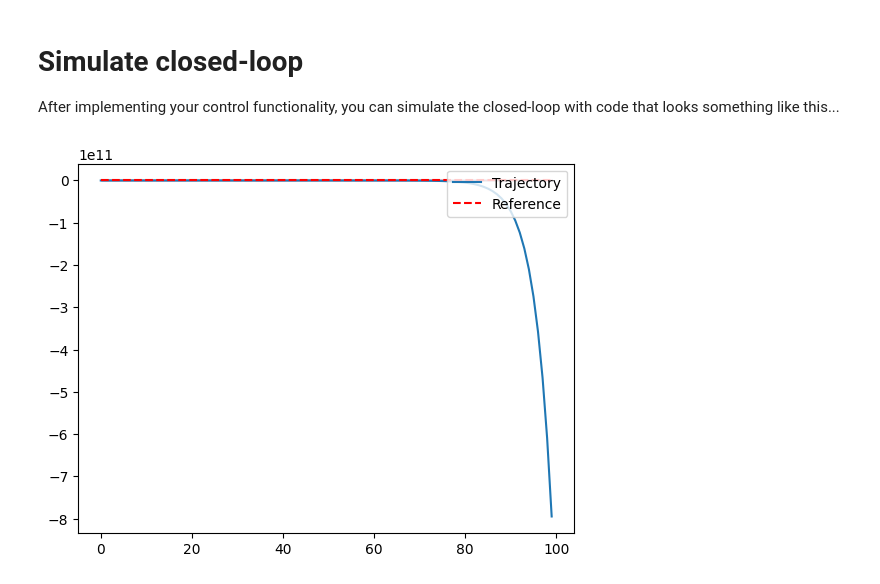
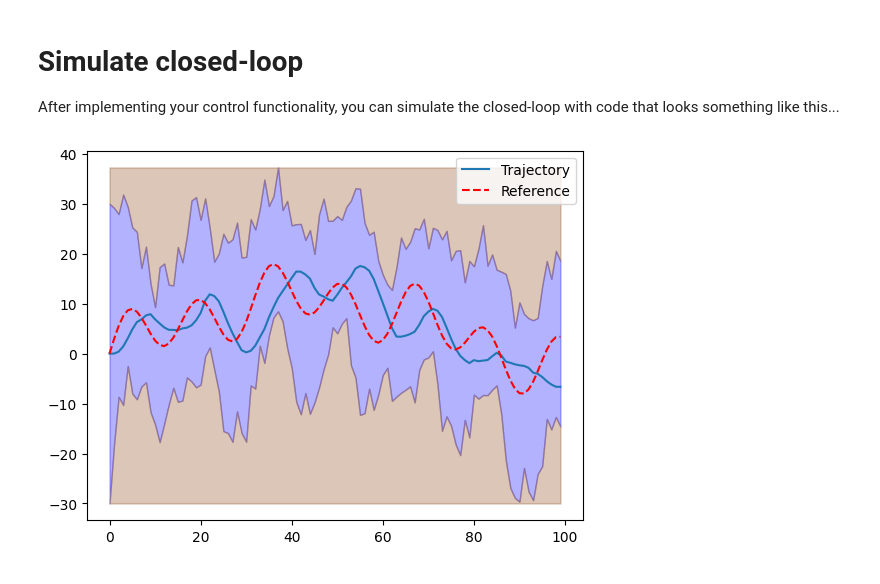
Before and after one commit to euan0104/b1-coding-practical-mt24, a Jupyter notebook: notebooks/demo.ipynb, the cells around one changed output. Saved outputs shown, nothing was run; the diff lists cells and outputs as text; code cells hidden in the pictures.

Commit message:
Controller Fine-tuning

```diff
--- a/notebooks/demo.ipynb
+++ b/notebooks/demo.ipynb
@@ -17,16 +20,16 @@ After implementing your control functionality, you can simulate the closed-loop
 # %%
 #import relevant modules
 
 from uuv_mission.control import *
 from uuv_mission.dynamic import *
 from uuv_mission.terrain import *
 
 sub = Submarine()
-pdcontroller = controller(KD=0.1,KP=0.1)
+pdcontroller = controller(KP=0.01,KD=0.2)
 closed_loop = ClosedLoop(sub, pdcontroller)
 mission = Mission.from_csv("/workspaces/b1-coding-practical-mt24/data/mission.csv") # You must implement this method in the Mission class
 
 trajectory = closed_loop.simulate_with_random_disturbances(mission)
 trajectory.plot_completed_mission(mission)
 # %% [output]
-[figure, old version]
+[figure, new version]
```
Also changed, not shown: parts of 1 cell of this notebook.
